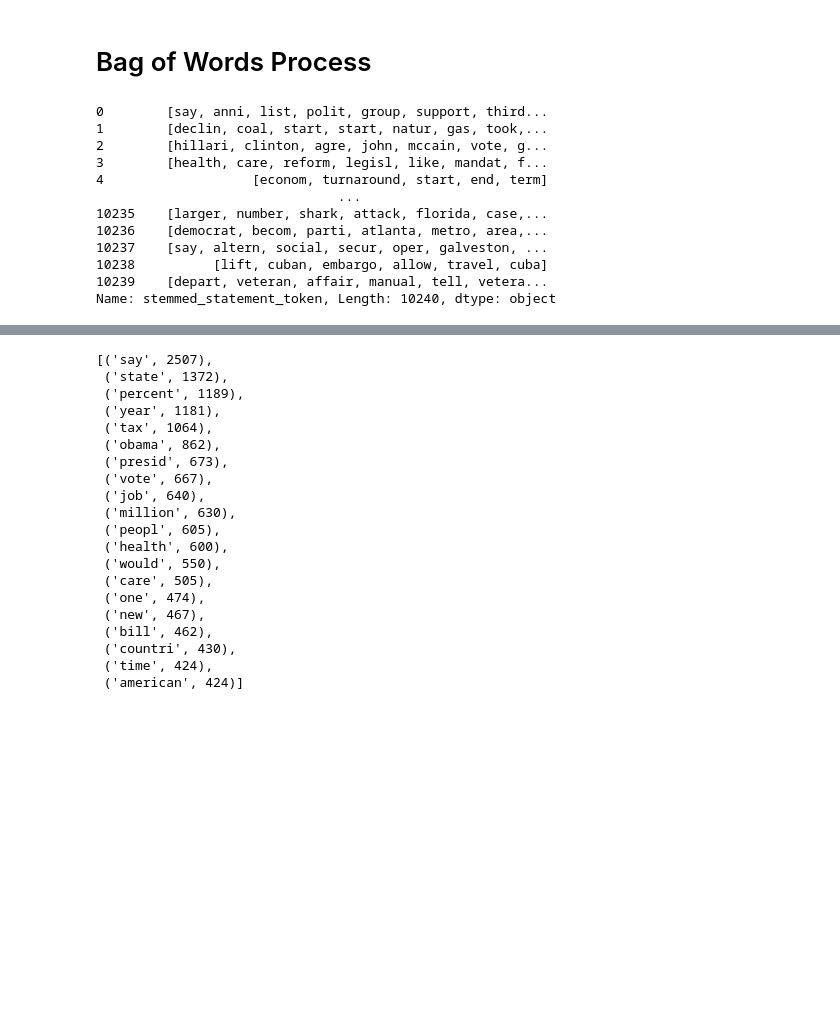
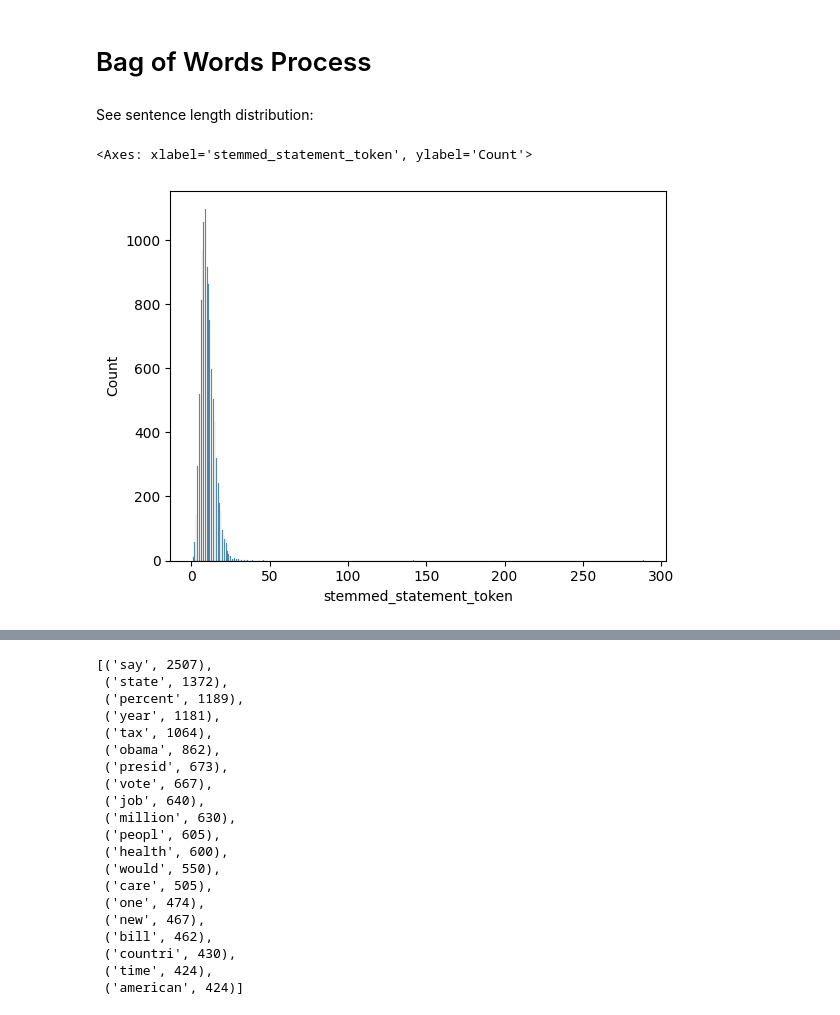
Before and after one commit to TanatPi/ESWD-Term-Project, a Jupyter notebook: true-false-news-classification-eswd-term-project.ipynb, the cells around one changed output, grey strips where cells are left out. Drawn from its saved outputs; the diff is of its cells as text; code cells hidden in the pictures; blank space fills up the shorter version.

```diff
--- a/true-false-news-classification-eswd-term-project.ipynb
+++ b/true-false-news-classification-eswd-term-project.ipynb
@@ -116,18 +121,10 @@ def tokenize_and_stem(Pandas_Series):
     return Pandas_Series
 # %%
 train_data['stemmed_statement_token'] = tokenize_and_stem(train_data['statement']) # Process statement strings
-# %%
-train_data['stemmed_statement_token']
-# %% [output]
-0        [say, anni, list, polit, group, support, third...
-1        [declin, coal, start, start, natur, gas, took,...
-2        [hillari, clinton, agre, john, mccain, vote, g...
-3        [health, care, reform, legisl, like, mandat, f...
-4                   [econom, turnaround, start, end, term]
-                               ...
-10235    [larger, number, shark, attack, florida, case,...
-10236    [democrat, becom, parti, atlanta, metro, area,...
-10237    [say, altern, social, secur, oper, galveston, ...
-10238          [lift, cuban, embargo, allow, travel, cuba]
-10239    [depart, veteran, affair, manual, tell, vetera...
-Name: stemmed_statement_token, Length: 10240, dtype: object
+# %% [markdown]
+See sentence length distribution:
+# %%
+sns.histplot(train_data['stemmed_statement_token'].str.len())
+# %% [output]
+<Axes: xlabel='stemmed_statement_token', ylabel='Count'>
+[figure, added]
```
Also changed, not shown: parts of 67 cells of this notebook.
